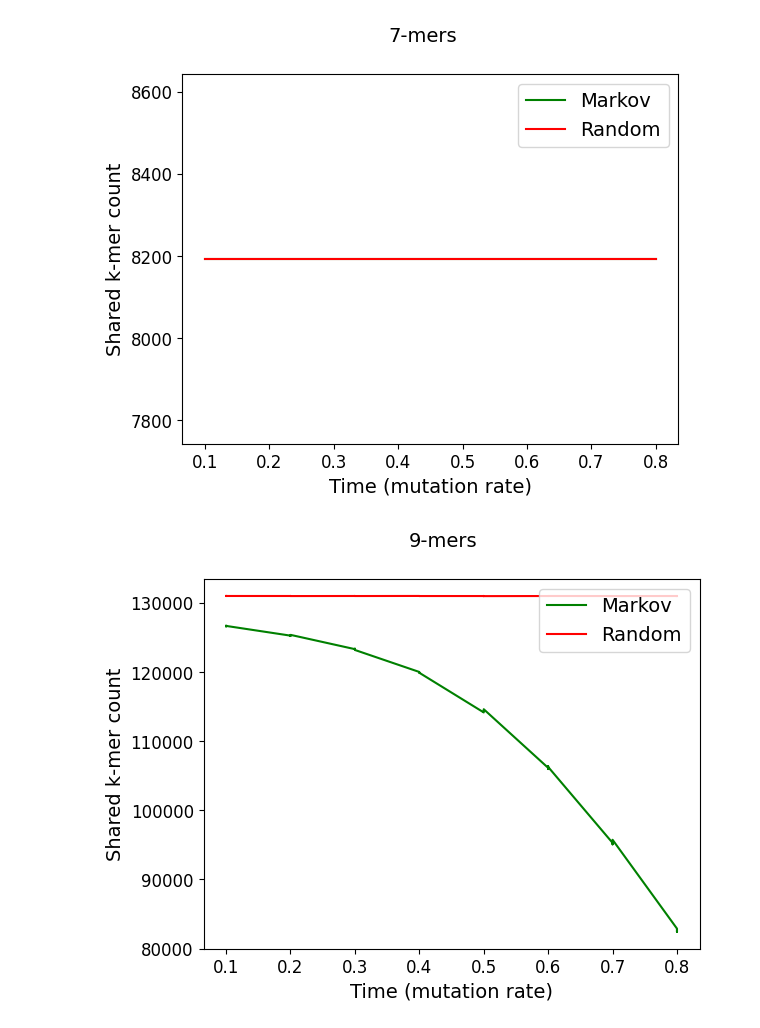
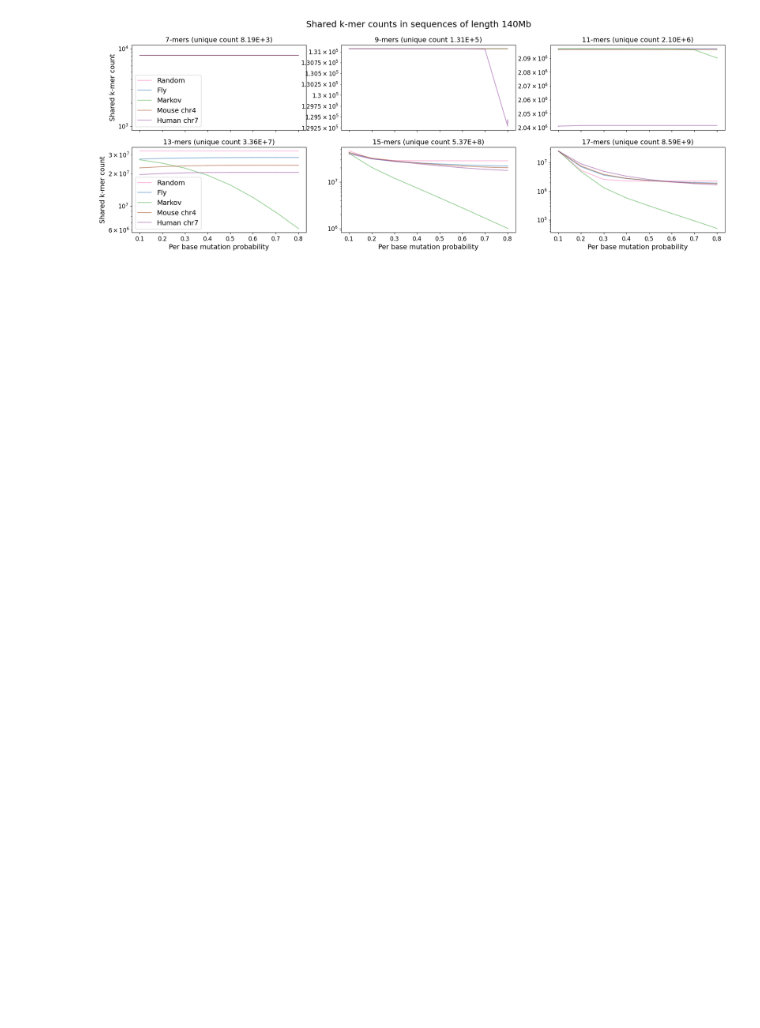
Before and after one commit to eaasna/markov_genome, a Jupyter notebook: Shared k-mer counts.ipynb, the cells around one changed output. Cells and saved outputs as stored; diff of their text form; code cells hidden in the pictures; blank space fills up the shorter version.

Commit message:
Visualize k-mer counts

```diff
--- a/Shared k-mer counts.ipynb
+++ b/Shared k-mer counts.ipynb
@@ -16,7 +17,7 @@ plt.rc('axes', labelsize=MEDIUM_SIZE)    # fontsize of the x and y labels
 plt.rc('xtick', labelsize=SMALL_SIZE)    # fontsize of the tick labels
 plt.rc('ytick', labelsize=SMALL_SIZE)    # fontsize of the tick labels
 plt.rc('legend', fontsize=MEDIUM_SIZE)    # legend fontsize
-plt.rc('figure', titlesize=MEDIUM_SIZE)  # fontsize of the figure title
+plt.rc('figure', titlesize=BIGGER_SIZE)  # fontsize of the figure title
 
 CB_color_cycle = ['#377eb8', '#ff7f00', '#4daf4a',
                   '#f781bf', '#a65628', '#984ea3',
@@ -24,35 +25,70 @@ CB_color_cycle = ['#377eb8', '#ff7f00', '#4daf4a',
 # %%
 def get_count_df(path):
     df = pd.read_csv(path, sep = "\t", header = None)
-    df[['name', 'e', 's']] = df[2].str.split('_',expand=True)
+
+    if (len(df[2].str.split('_',expand=True).iloc[1]) == 3):
+        df[['name', 'e', 's']] = df[2].str.split('_',expand=True)
+    else:
+        df[['name', 'chr', 'e', 's']] = df[2].str.split('_',expand=True)
+        df.drop(["chr"], axis = 1, inplace = True)
+
     df.drop([2, "name"], axis = 1, inplace = True)
-    df.columns = ["er", "count", "time", "s"]
+    df.columns = ["errors", "count", "time", "s"]
     df["s"] = df["s"].str.split(".", expand = True)[0]
     df["s"] = df["s"].str.removeprefix("s")
     df["time"] = df["time"].str.removeprefix("e")
+    #df.drop(["s"], axis = 1, inplace = True)
     df = df.astype("float64")
     return df
 # %%
-for k in [7, 9, 11, 13, 15]:
-    markov = get_count_df("data/k" + str(k) + "/markov.shared.counts")
-    mason = get_count_df("data/k" + str(k) + "/mason.shared.counts")
+klens = [7, 9, 11, 13, 15, 17]
 
-    fig, ax1 = plt.subplots()
-    fig.suptitle(str(k) + "-mers")
+nrows = 2
+ncols = 3
+fig, ax = plt.subplots(nrows, ncols, sharex = True, sharey = False, figsize = (22, 7))
+fig.suptitle("Shared k-mer counts in sequences of length 140Mb")
+
+# markov, mason, fly, mouse, human
+lens = [140000000,
+        142000001-2000003,
+        143726040-1796589,
+        142621560-1760761,
+        143112906-1766827]
+
+for i in range(len(klens)):
+    k = klens[i]
+    markov = get_count_df("data/140Mb/k" + str(k) + "/markov.shared.counts")
+    mason = get_count_df("data/140Mb/k" + str(k) + "/mason.shared.counts")
+    fly = get_count_df("data/140Mb/k" + str(k) + "/fly.shared.counts")
+    mouse = get_count_df("data/140Mb/k" + str(k) + "/mouse_chr4.shared.counts")
+    human = get_count_df("data/140Mb/k" + str(k) + "/human_chr7.shared.counts")
+    human = human[human["count"]>0]
+
     #ax2 = ax1.twinx()
     #ax2.plot(markov["time"], markov["er"], 'b-')
 
-    ax1.plot(markov["time"], markov["count"], 'g-', label = "Markov")
-    ax1.plot(mason["time"], mason["count"], 'r-', label = "Random")
-    ax1.legend(loc = "upper right")
+    row = int(i/(nrows+1))
+    col = i % ncols
+    #ax[row][col].semilogy(mason["time"], [min(int(14e7), 4**k/2)] * len(mason["time"]), color = CB_color_cycle[1], label = "Max", alpha = 0.6)
+    #ax[row][col].text(0.8, np.max(mason["count"])*0.8, "unique count " + str(4**k/2))
+    ax[row][col].semilogy(mason["time"], mason["count"], color = CB_color_cycle[3], label = "Random", alpha = 0.6)
+    ax[row][col].semilogy(fly["time"], fly["count"], color = CB_color_cycle[0], label = "Fly", alpha = 0.6)
+    ax[row][col].semilogy(markov["time"], markov["count"], color = CB_color_cycle[2], label = "Markov", alpha = 0.6)
+    ax[row][col].semilogy(mouse["time"], mouse["count"], color = CB_color_cycle[4], label = "Mouse chr4", alpha = 0.6)
+    ax[row][col].semilogy(human["time"], human["count"], color = CB_color_cycle[5], label = "Human chr7", alpha = 0.6)
 
+    ax[row][col].set_title(str(k) + "-mers (unique count " + str("{:.2E}".format(Decimal(4**k/2))) + ")")
+    print()
+ax[0][0].legend(loc = "lower left")
+ax[1][0].legend(loc = "lower left")
 
-    ax1.set_xlabel('Time (mutation rate)')
-    ax1.set_ylabel('Shared k-mer count',)
-                   #color='g')
-    ax2.set_ylabel('Edit distance', color='b')
+for i in range(ncols):
+    ax[nrows - 1][i].set_xlabel('Per base mutation probability')
 
-    plt.show()
+for i in range(nrows):
+    ax[i][0].set_ylabel('Shared k-mer count',)
+
+plt.savefig('140Mb_counts.png', dpi = 300, bbox_inches='tight')
+plt.show()
 # %% [output]
-[figure, old version]
+[figure, new version]
-[figure, removed]
```
Also changed, not shown: parts of 3 cells of this notebook, 1 other file.
